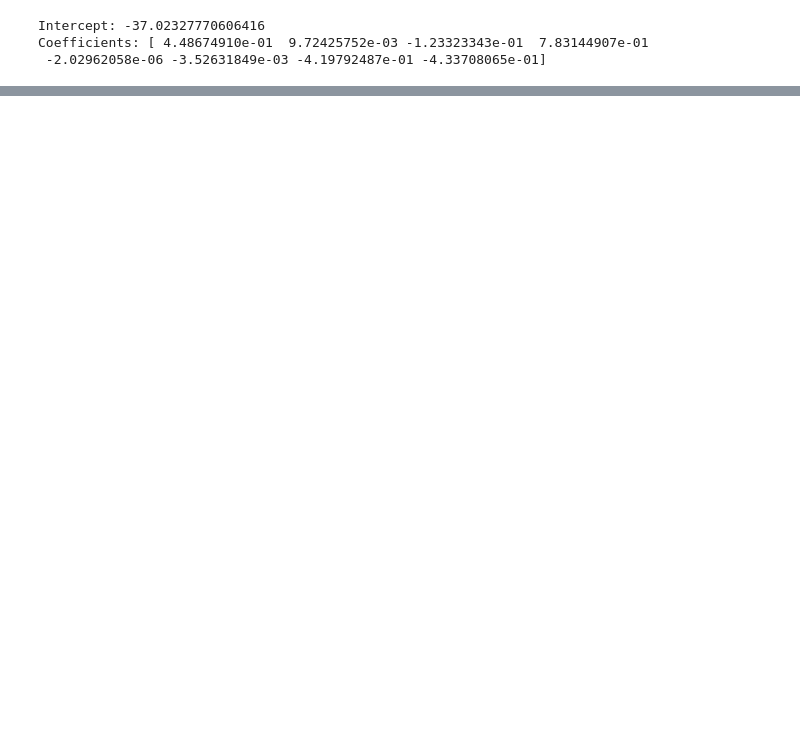
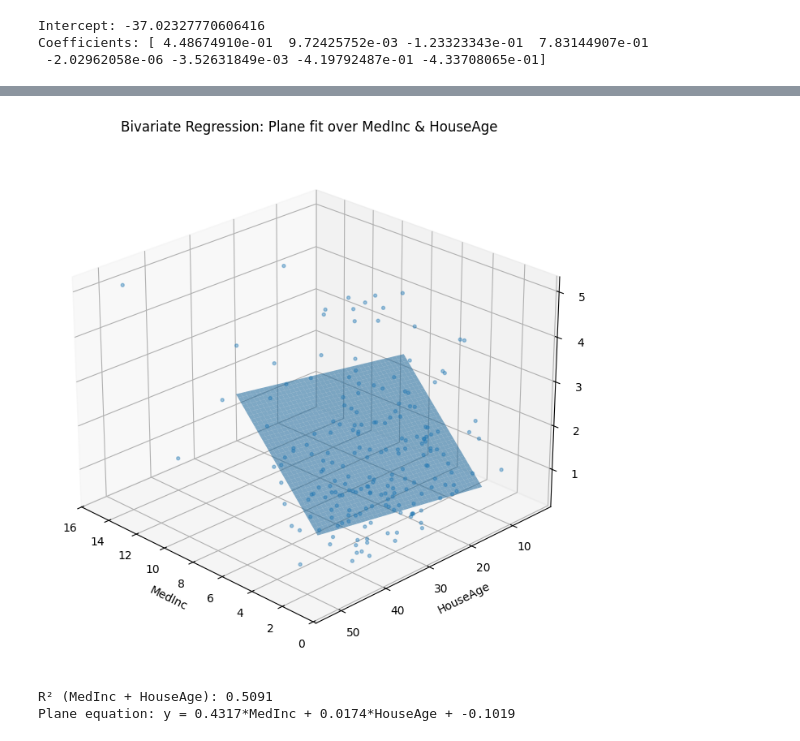
Before and after one commit to RoktimTaye/TIHAN-HYDRABAD-CLASSES, a Jupyter notebook: MODULE 3/PRACTICE/prac6.ipynb, the cells around one changed output, grey strips where cells are left out. Drawn from its saved outputs; the diff is of its cells as text; code cells hidden in the pictures; blank space fills up the shorter version.

```diff
--- a/MODULE 3/PRACTICE/prac6.ipynb
+++ b/MODULE 3/PRACTICE/prac6.ipynb
@@ -56,0 +190,42 @@ print
+# %%
+import numpy as np
+import pandas as pd
+import matplotlib.pyplot as plt
+from mpl_toolkits.mplot3d import axis3d
+from sklearn.linear_model import LinearRegression
+
+df_plot = df.sample(n=min(len(df),200),random_state=42).copy()
+
+medinc_lin = np.linspace(np.percentile(df_plot['MedInc'],5),
+                         np.percentile(df_plot['MedInc'],95),40)
+houseage_lin = np.linspace(np.percentile(df_plot['HouseAge'],5),
+                           np.percentile(df_plot['HouseAge'],95),40)
+
+G1,G2 = np.meshgrid(medinc_lin,houseage_lin)
+x_grid = np.c_[G1.ravel(),G2.ravel()]
+z = model_bi.predict(x_grid).reshape(G1.shape)
+
+fig = plt.figure(figsize=(9,7))
+ax = fig.add_subplot(111,projection='3d')
+
+ax.scatter(df_plot['MedInc'],df_plot['HouseAge'],df_plot['MedHouseVal'],
+           s=8,alpha=0.4,depthshade=True)
+
+ax.plot_surface(G1,G2,z,alpha=0.55,edgecolor='none')
+
+ax.set_xlabel("MedInc")
+ax.set_ylabel("HouseAge")
+ax.set_zlabel("MedHouseVal")
+ax.set_title("Bivariate Regression: Plane fit over MedInc & HouseAge")
+ax.view_init(elev=25, azim=135)
+
+plt.tight_layout()
+plt.show()
+
+print("R² (MedInc + HouseAge):", round(model_bi.score(X_bi, y), 4))
+print("Plane equation: y = {:.4f}*MedInc + {:.4f}*HouseAge + {:.4f}"
+      .format(model_bi.coef_[0], model_bi.coef_[1], model_bi.intercept_))
+# %% [output]
+[figure, added]
+R² (MedInc + HouseAge): 0.5091
+Plane equation: y = 0.4317*MedInc + 0.0174*HouseAge + -0.1019
```
Also changed, not shown: parts of 10 cells of this notebook, 1 other file.
